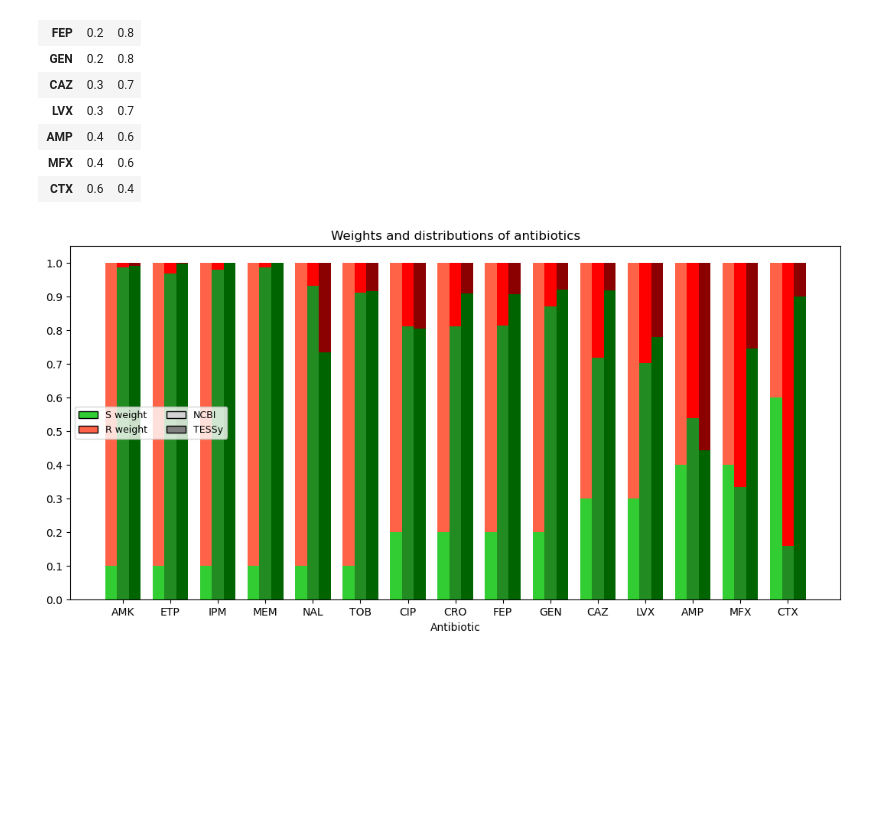
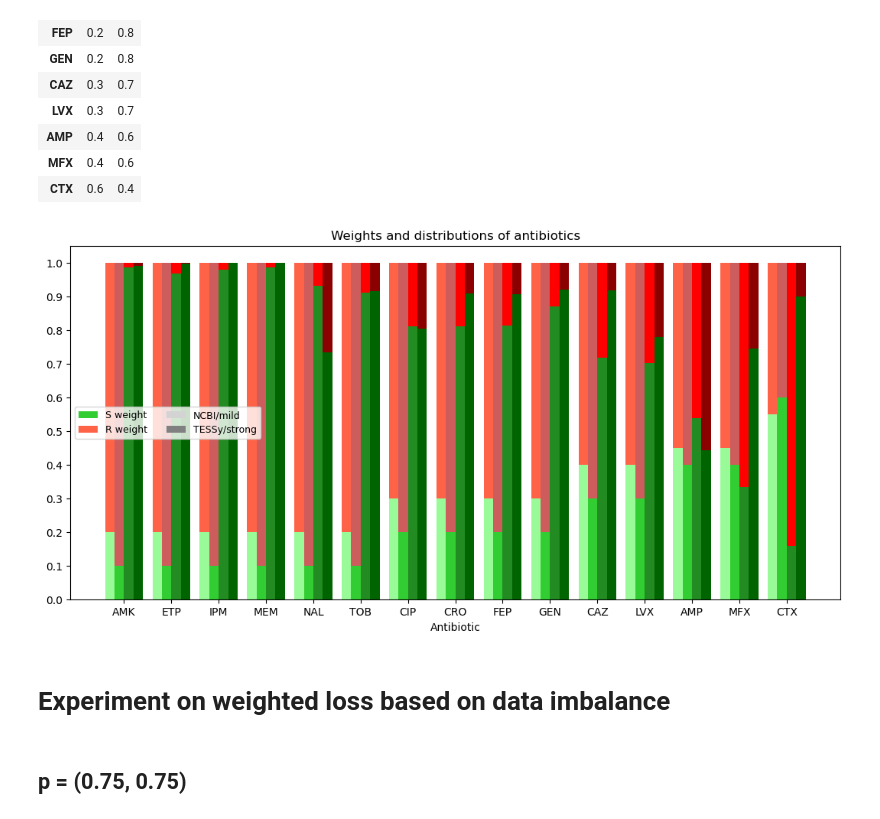
Before and after one commit to jespeols/ARFusion, a Jupyter notebook: data_vis.ipynb, the cells around one changed output. Cells and saved outputs as stored; diff of their text form; code cells hidden in the pictures; blank space fills up the shorter version.

Commit message:
update results analysis with results from weighted loss experiment

```diff
--- a/data_vis.ipynb
+++ b/data_vis.ipynb
@@ -82,7 +82,7 @@ pivot_TESSy
 | NAL | 61343 | 44950 | 16393 | 0.732765 | 0.267235 |
 | TOB | 644996 | 590413 | 54583 | 0.915375 | 0.084625 |
 # %%
-weights = config['data']['antibiotics']['abbr_to_weights']
+weights = config['data']['antibiotics']['ab_weights']
 weights = {k: v for k, v in weights.items() if k in pivot_TESSy.index}
 pivot_weights = pd.DataFrame.from_dict(weights, orient='index')
 pivot_weights.columns = ['S', 'R']
@@ -108,30 +108,42 @@ pivot_weights
 | AMP | 0.4 | 0.6 |
 | MFX | 0.4 | 0.6 |
 | CTX | 0.6 | 0.4 |
+# %%
+weights_mild = config['data']['antibiotics']['ab_weights_milder']
+weights_mild = {k: v for k, v in weights_mild.items() if k in pivot_TESSy.index}
+pivot_weights_mild = pd.DataFrame.from_dict(weights_mild, orient='index')
+pivot_weights_mild.columns = ['S', 'R']
+pivot_weights_mild = pivot_weights_mild.reindex(pivot_weights.index)
 # %%
 fig, ax = plt.subplots(figsize=(13, 6))
-bar_width = 0.25
+bar_width = 0.2
 ind = np.arange(len(pivot_TESSy.index))
-ax.bar(ind - bar_width, pivot_weights['S'], width=bar_width, color='limegreen')
-ax.bar(ind - bar_width, pivot_weights['R'], width=bar_width, bottom=pivot_weights['S'], color='tomato')
-ax.bar(ind, pivot_NCBI['S_share'], width=bar_width, color='forestgreen')
-ax.bar(ind, pivot_NCBI['R_share'], width=bar_width, bottom=pivot_NCBI['S_share'], color='red')
-ax.bar(ind + bar_width, pivot_TESSy['S_share'], width=bar_width, color='darkgreen')
-ax.bar(ind + bar_width, pivot_TESSy['R_share'], width=bar_width, bottom=pivot_TESSy['S_share'], color='darkred')
+ax.bar(ind - 3*bar_width/2, pivot_weights_mild['S'], width=bar_width, color='palegreen')
+ax.bar(ind - 3*bar_width/2, pivot_weights_mild['R'], width=bar_width, bottom=pivot_weights_mild['S'], color='tomato')
+ax.bar(ind - bar_width/2, pivot_weights['S'], width=bar_width, color='limegreen')
+ax.bar(ind - bar_width/2, pivot_weights['R'], width=bar_width, bottom=pivot_weights['S'], color='indianred')
+ax.bar(ind + bar_width/2, pivot_NCBI['S_share'], width=bar_width, color='forestgreen')
+ax.bar(ind + bar_width/2, pivot_NCBI['R_share'], width=bar_width, bottom=pivot_NCBI['S_share'], color='red')
+ax.bar(ind + 3*bar_width/2, pivot_TESSy['S_share'], width=bar_width, color='darkgreen')
+ax.bar(ind + 3*bar_width/2, pivot_TESSy['R_share'], width=bar_width, bottom=pivot_TESSy['S_share'], color='darkred')
 ax.set_xticks(ind, pivot_TESSy.index)
 ax.set_xlabel('Antibiotic')
 ax.set_yticks(np.arange(0, 1.1, 0.1))
 ax.set_title("Weights and distributions of antibiotics")
 
-S_weight = Rectangle((0,0),1,1,fc="limegreen", edgecolor = 'k')
-R_weight = Rectangle((0,0),1,1,fc="tomato", edgecolor = 'k')
-NCBI = Rectangle((0,0),1,1,fc="lightgrey", edgecolor = 'k')
-TESSy = Rectangle((0,0),1,1,fc="grey", edgecolor = 'k')
+S_weight = Rectangle((0,0),1,1,fc="limegreen")
+R_weight = Rectangle((0,0),1,1,fc="tomato")
+NCBI = Rectangle((0,0),1,1,fc="lightgrey")
+TESSy = Rectangle((0,0),1,1,fc="grey")
 
 handles = [S_weight, R_weight, NCBI, TESSy]
-labels = ['S weight',  'R weight', 'NCBI', 'TESSy']
+labels = ['S weight',  'R weight', 'NCBI/mild', 'TESSy/strong']
 
 ax.legend(handles, labels, ncols=2, loc='center left', fontsize=9)
 plt.show()
 # %% [output]
-[figure, old version]
+[figure, new version]
+# %% [markdown]
+# Experiment on weighted loss based on data imbalance
+# %% [markdown]
+## p = (0.75, 0.75)
```
Also changed, not shown: parts of 16 cells of this notebook, 1 other file.
